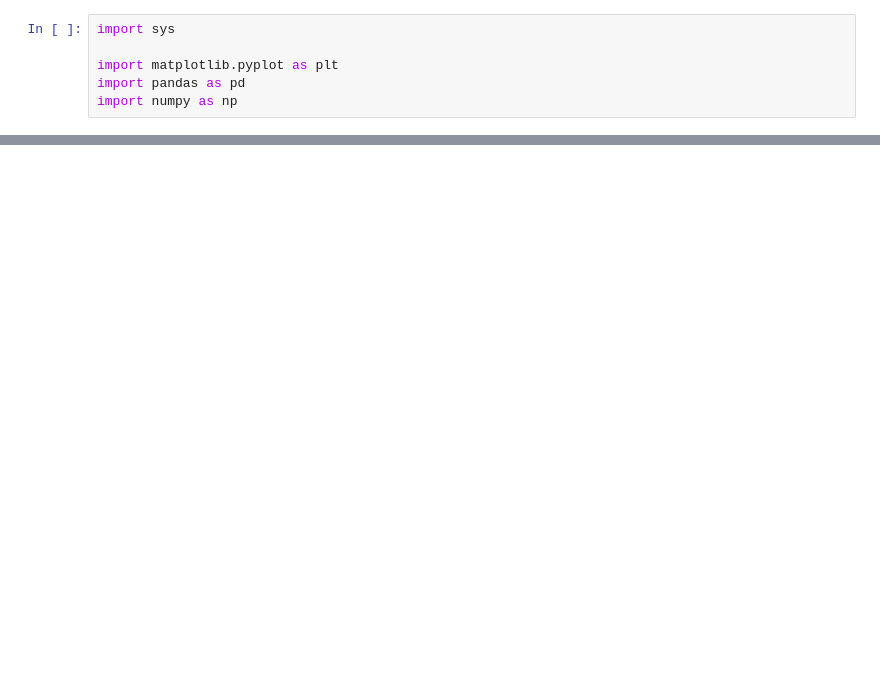
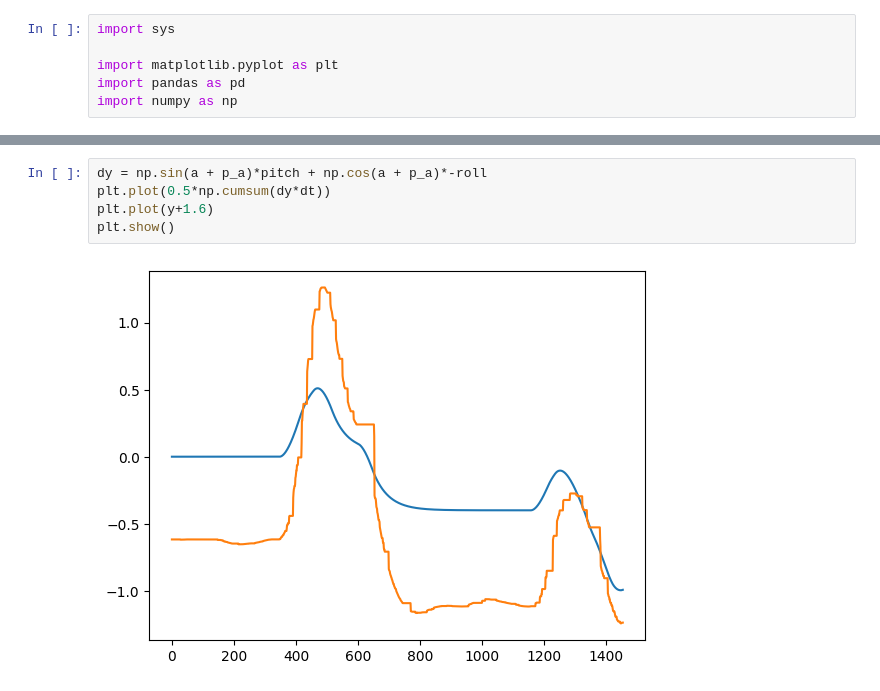
Before and after one commit to svrc-jan/master-thesis, a Jupyter notebook: tools/plot_traject.ipynb, the cells around one changed output, grey strips where cells are left out. Cells and saved outputs as stored; diff of their text form; blank space fills up the shorter version.

```diff
--- a/tools/plot_traject.ipynb
+++ b/tools/plot_traject.ipynb
@@ -57,0 +48,7 @@ plt.plot(df['pitch']*np.cos(df['a'] + np.pi) - df['roll']*np.sin(df['a'] + np.pi
+# %%
+dy = np.sin(a + p_a)*pitch + np.cos(a + p_a)*-roll
+plt.plot(0.5*np.cumsum(dy*dt))
+plt.plot(y+1.6)
+plt.show()
+# %% [output]
+[figure, added]
```
Also changed, not shown: parts of 10 cells of this notebook, 21 other files.
